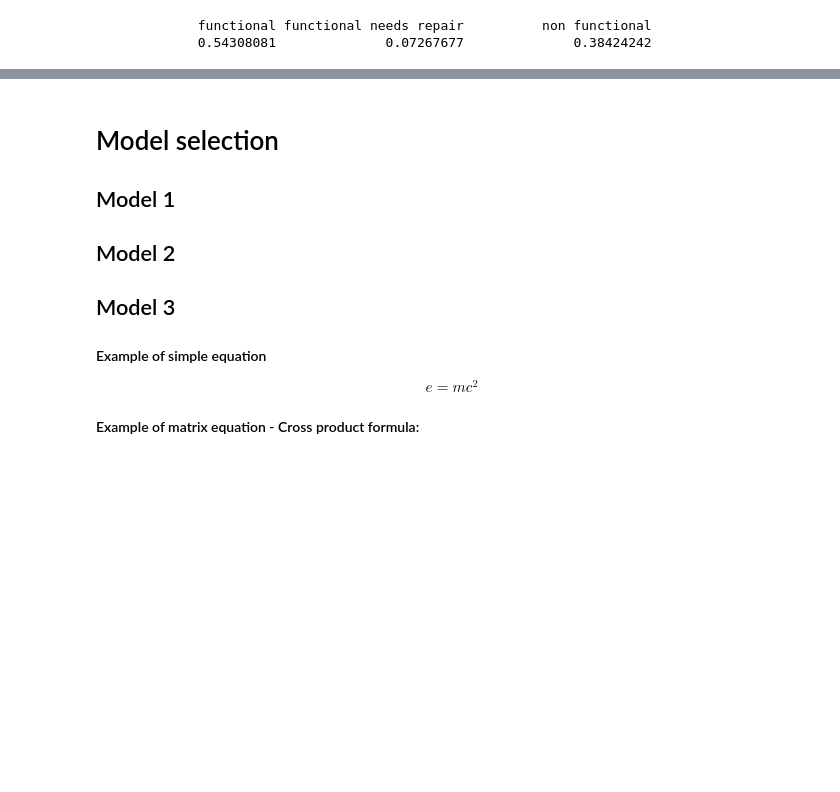
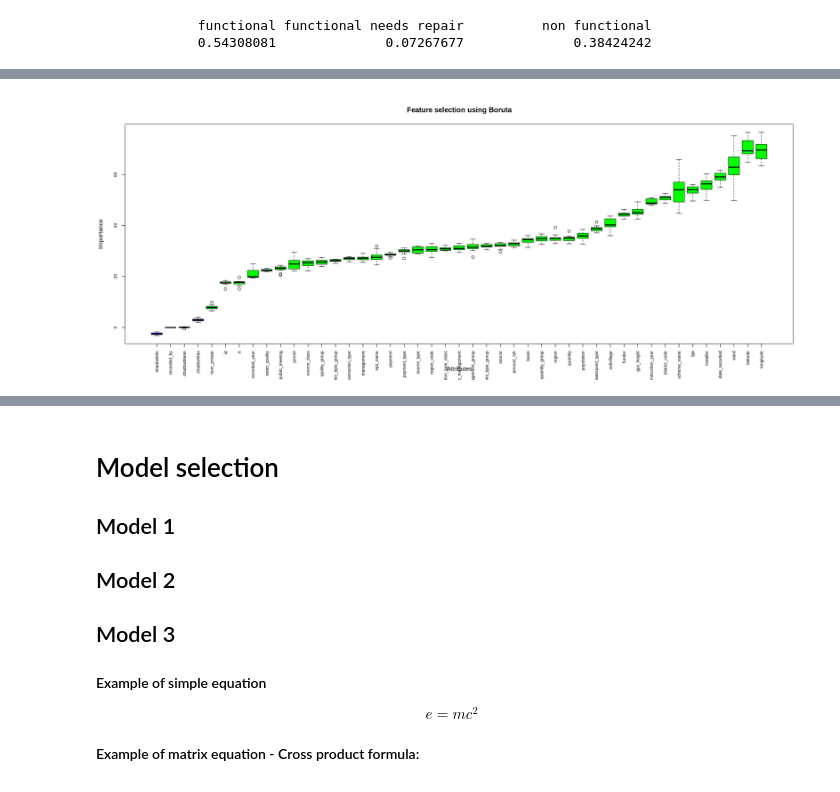
Before and after one commit to 27melba/statisticalFoundationsML, a Jupyter notebook: Project/ReportTemplate_sample1.ipynb, the cells around one changed output, grey strips where cells are left out. Saved outputs shown, nothing was run; the diff lists cells and outputs as text; code cells hidden in the pictures; blank space fills up the shorter version.

```diff
--- a/Project/ReportTemplate_sample1.ipynb
+++ b/Project/ReportTemplate_sample1.ipynb
@@ -231,0 +559,8 @@ A tibble: 41 × 3
+# %%
+# data_preprocessed<-cbind(merged_num_var,status_group)
+data_preprocessed<-cbind(data_onehot[,-1])
+# data_preprocessed<-cbind(merged_num_var,data_onehot,recorded_year,status_group)
+
+dim(data_preprocessed)
+# colnames(data_preprocessed)
+# data_preprocessed
@@ -231,0 +592,20 @@ A tibble: 41 × 3
+# %%
+# correlation on all selected variables
+merge_num_status<-data_preprocessed
+# merge_num_status<-data_preprocessed[,setdiff(colnames(
+#   data_preprocessed),c("X"))]
+
+# colnames(merge_num_status)
+
+X<-as.data.frame(merge_num_status[,setdiff(colnames(merge_num_status),"status_group")])  ### input variables
+Y<-merge_num_status[,"status_group"] ### target variable
+
+colnames(X) <- gsub(colnames(X),pattern = " ", replacement = "_")
+colnames(X) <- gsub(colnames(X),pattern = "-", replacement = "_")
+colnames(X) <- gsub(colnames(X),pattern = "/", replacement = "_")
+
+Nr<-nrow(X) #N
+Nc<-ncol(X) #n
+# colnames(X)
+# Nc
+# dim(X)
@@ -231,0 +1022,5 @@ A tibble: 41 × 3
+# %%
+# str(train_label_val_merged)
+set.seed(123)
+# boruta<-Boruta(status_group ~ ., data=train_label_val_merged, doTrace = 2)
+boruta<-Boruta(status_group ~ ., data=as.data.frame(merge_num_status), doTrace = 2)
@@ -231,0 +1101,5 @@ A tibble: 41 × 3
+# %%
+plot(boruta,las=3,cex.lab=1,cex.axis=0.7,main="Feature selection using Boruta",ylab="Importance")
+options(repr.plot.width=20, repr.plot.height=8)
+# %% [output]
+[figure, added]
```
Also changed, not shown: parts of 186 cells of this notebook.
